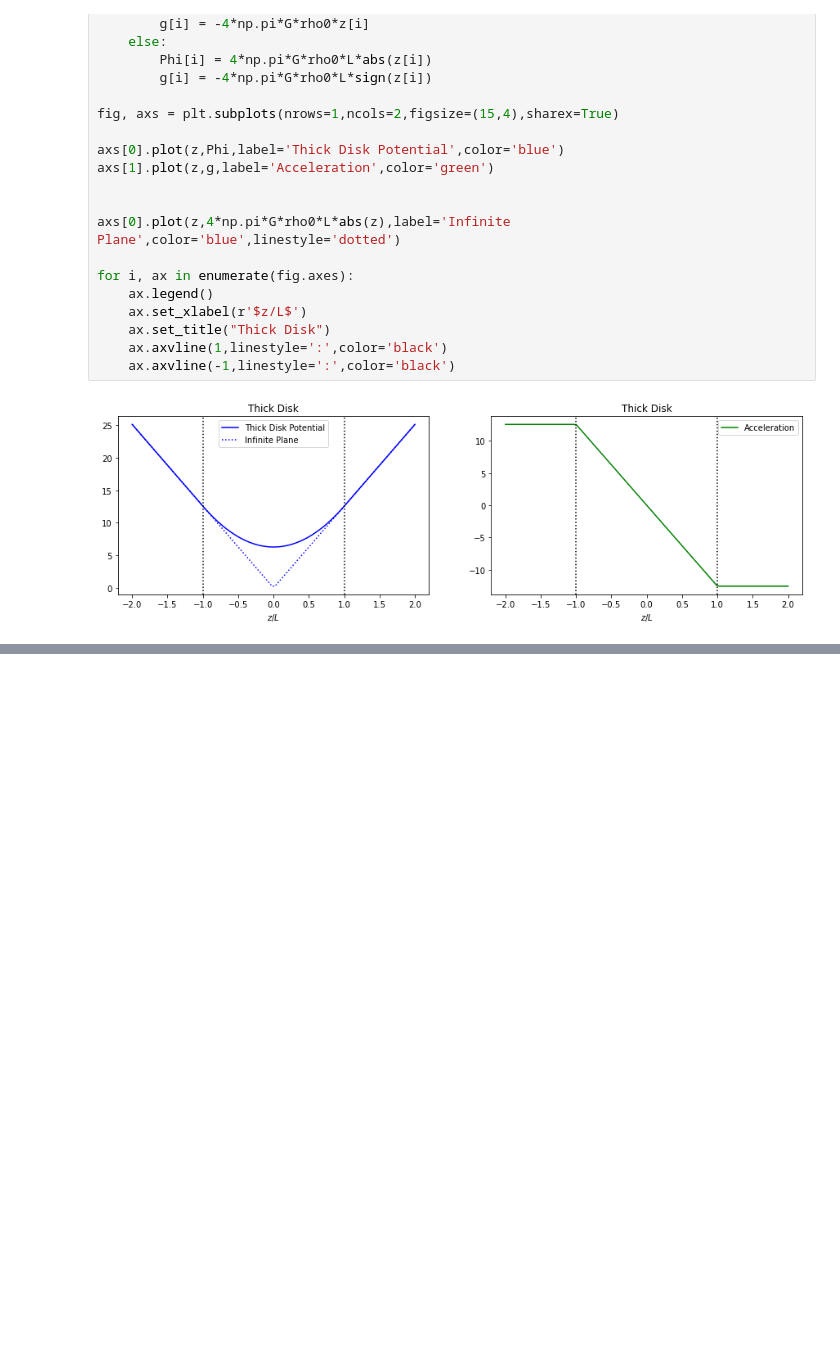
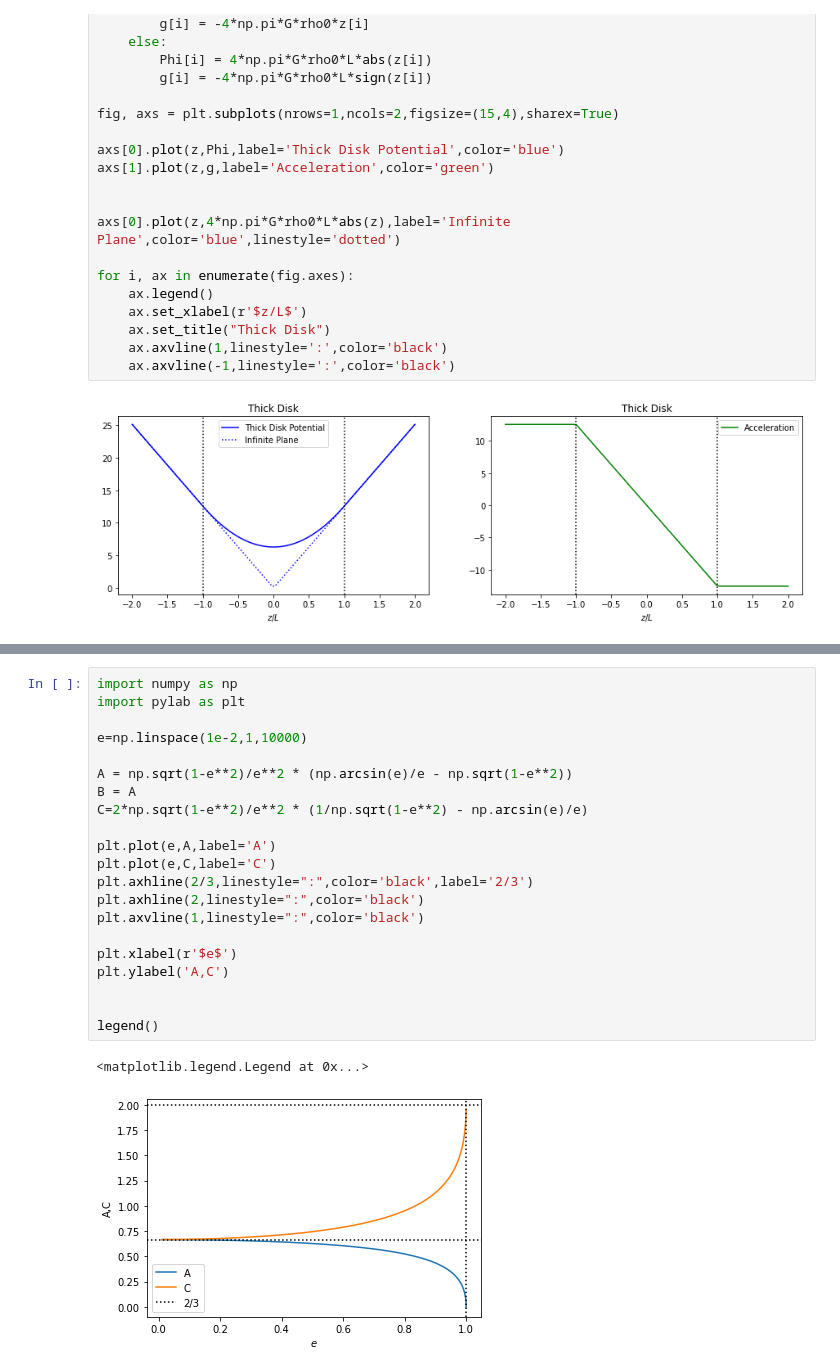
Before and after one commit to wlyra/Astro506, a Jupyter notebook: GalacticDynamicsMasterNB.ipynb, the cells around one changed output, grey strips where cells are left out. Cells and saved outputs as stored; diff of their text form; blank space fills up the shorter version.

```diff
--- a/GalacticDynamicsMasterNB.ipynb
+++ b/GalacticDynamicsMasterNB.ipynb
@@ -717,0 +1120,24 @@ for i, ax in enumerate(fig.axes):
+# %%
+import numpy as np
+import pylab as plt
+
+e=np.linspace(1e-2,1,10000)
+
+A = np.sqrt(1-e**2)/e**2 * (np.arcsin(e)/e - np.sqrt(1-e**2))
+B = A
+C=2*np.sqrt(1-e**2)/e**2 * (1/np.sqrt(1-e**2) - np.arcsin(e)/e)
+
+plt.plot(e,A,label='A')
+plt.plot(e,C,label='C')
+plt.axhline(2/3,linestyle=":",color='black',label='2/3')
+plt.axhline(2,linestyle=":",color='black')
+plt.axvline(1,linestyle=":",color='black')
+
+plt.xlabel(r'$e$')
+plt.ylabel('A,C')
+
+
+legend()
+# %% [output]
+<matplotlib.legend.Legend at 0x...>
+[figure, added]
```
Also changed, not shown: parts of 10 cells of this notebook.
